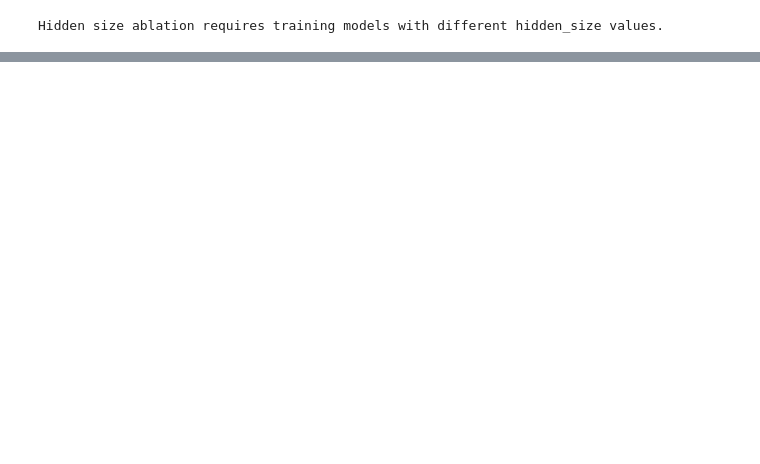
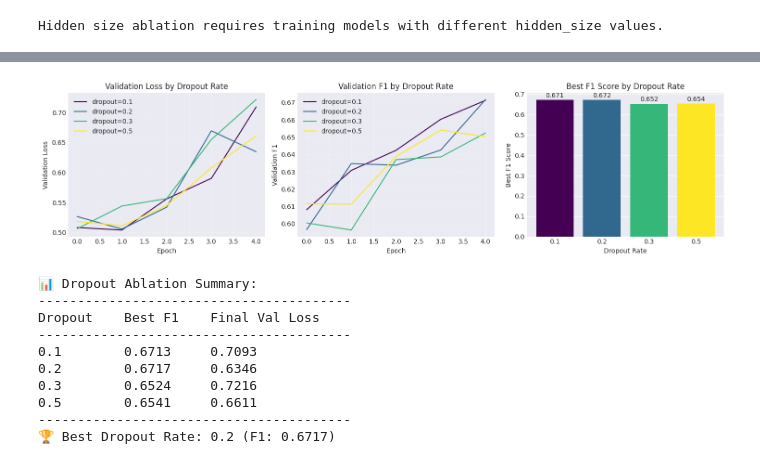
Before and after one commit to jackshengxinz/ECE364-final-project, a Jupyter notebook: Quora_Duplicate_Questions.ipynb, the cells around one changed output, grey strips where cells are left out. Saved outputs shown, nothing was run; the diff lists cells and outputs as text; code cells hidden in the pictures; blank space fills up the shorter version.

Commit message:
finish ablation study

```diff
--- a/Quora_Duplicate_Questions.ipynb
+++ b/Quora_Duplicate_Questions.ipynb
@@ -2148,0 +2138,72 @@ Ablation plots require running ablation studies first.
+# %%
+# ============================================
+# DROPOUT ABLATION VISUALIZATION
+# ============================================
+
+if dropout_results:
+    fig, axes = plt.subplots(1, 3, figsize=(15, 4))
+
+    dropout_rates = sorted(dropout_results.keys())
+    colors = plt.cm.viridis(np.linspace(0, 1, len(dropout_rates)))
+
+    # Plot 1: Validation Loss
+    for i, dr in enumerate(dropout_rates):
+        axes[0].plot(dropout_results[dr]['val_loss'], label=f'dropout={dr}', color=colors[i])
+    axes[0].set_xlabel('Epoch')
+    axes[0].set_ylabel('Validation Loss')
+    axes[0].set_title('Validation Loss by Dropout Rate')
+    axes[0].legend()
+    axes[0].grid(True, alpha=0.3)
+
+    # Plot 2: Validation F1
+    for i, dr in enumerate(dropout_rates):
+        axes[1].plot(dropout_results[dr]['val_f1'], label=f'dropout={dr}', color=colors[i])
+    axes[1].set_xlabel('Epoch')
+    axes[1].set_ylabel('Validation F1')
+    axes[1].set_title('Validation F1 by Dropout Rate')
+    axes[1].legend()
+    axes[1].grid(True, alpha=0.3)
+
+    # Plot 3: Best F1 Comparison
+    best_f1s = [max(dropout_results[dr]['val_f1']) for dr in dropout_rates]
+    bars = axes[2].bar([str(dr) for dr in dropout_rates], best_f1s, color=colors)
+    axes[2].set_xlabel('Dropout Rate')
+    axes[2].set_ylabel('Best F1 Score')
+    axes[2].set_title('Best F1 Score by Dropout Rate')
+
+    # Add value labels on bars
+    for bar, val in zip(bars, best_f1s):
+        axes[2].text(bar.get_x() + bar.get_width()/2, bar.get_height() + 0.005,
+                    f'{val:.3f}', ha='center', va='bottom', fontsize=10)
+
+    plt.tight_layout()
+    plt.savefig('dropout_ablation_results.png', dpi=150, bbox_inches='tight')
+    plt.show()
+
+    # Print summary table
+    print("\n📊 Dropout Ablation Summary:")
+    print("-" * 40)
+    print(f"{'Dropout':<10} {'Best F1':<10} {'Final Val Loss':<15}")
+    print("-" * 40)
+    for dr in dropout_rates:
+        best_f1 = max(dropout_results[dr]['val_f1'])
+        final_loss = dropout_results[dr]['val_loss'][-1]
+        print(f"{dr:<10} {best_f1:<10.4f} {final_loss:<15.4f}")
+
+    best_dropout = max(dropout_rates, key=lambda x: max(dropout_results[x]['val_f1']))
+    print("-" * 40)
+    print(f"🏆 Best Dropout Rate: {best_dropout} (F1: {max(dropout_results[best_dropout]['val_f1']):.4f})")
+else:
+    print("⚠️ No dropout results found. Run the ablation study first.")
+# %% [output]
+[figure, added]
+📊 Dropout Ablation Summary:
+----------------------------------------
+Dropout    Best F1    Final Val Loss
+----------------------------------------
+0.1        0.6713     0.7093
+0.2        0.6717     0.6346
+0.3        0.6524     0.7216
+0.5        0.6541     0.6611
+----------------------------------------
+🏆 Best Dropout Rate: 0.2 (F1: 0.6717)
```
Also changed, not shown: parts of 80 cells of this notebook, 12 other files.
